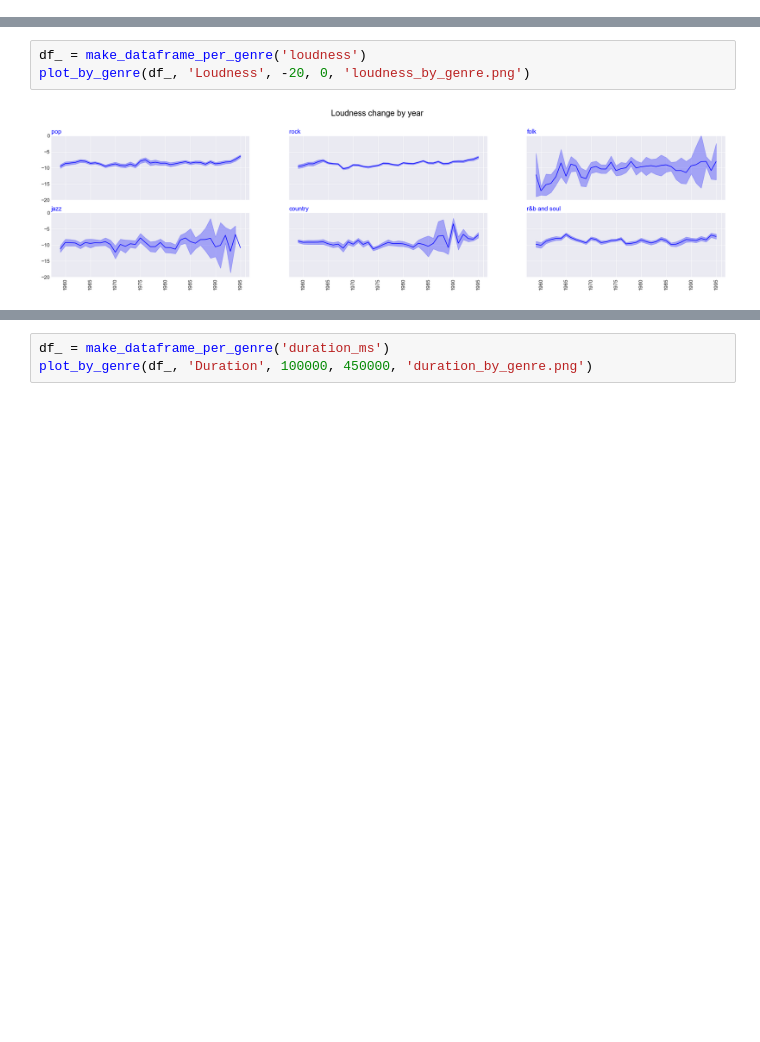
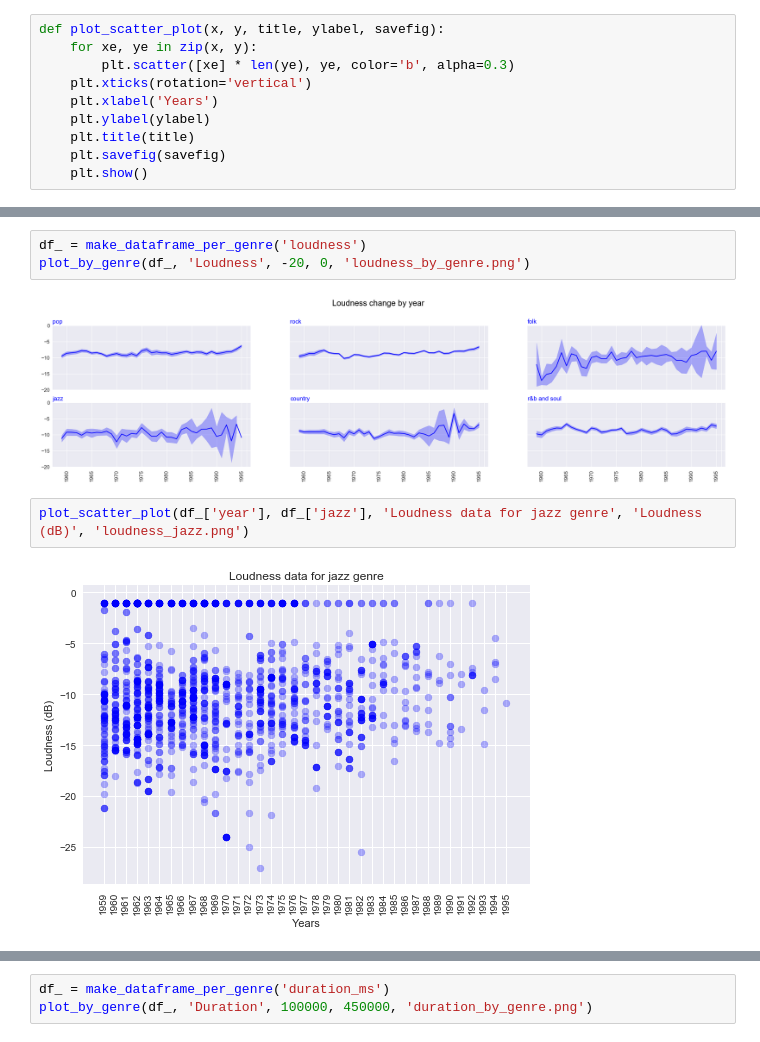
Before and after one commit to VBernasconi/digital_musicology, a Jupyter notebook: Exploratory_analysis_by_genre.ipynb, the cells around one changed output, grey strips where cells are left out. Drawn from its saved outputs; the diff is of its cells as text; blank space fills up the shorter version.

```diff
--- a/Exploratory_analysis_by_genre.ipynb
+++ b/Exploratory_analysis_by_genre.ipynb
@@ -164,6 +164,16 @@ def plot_by_genre(df, title, min_, max_, savefig):
     # general title
     plt.suptitle(title + " change by year", fontsize=20, fontweight=0, color='black', y=0.97)
     plt.savefig(savefig)
+# %%
+def plot_scatter_plot(x, y, title, ylabel, savefig):
+    for xe, ye in zip(x, y):
+        plt.scatter([xe] * len(ye), ye, color='b', alpha=0.3)
+    plt.xticks(rotation='vertical')
+    plt.xlabel('Years')
+    plt.ylabel(ylabel)
+    plt.title(title)
+    plt.savefig(savefig)
+    plt.show()
 # %% [markdown]
 # Continuous features by genre
 # %%
@@ -171,3 +181,7 @@ df_ = make_dataframe_per_genre('loudness')
 plot_by_genre(df_, 'Loudness', -20, 0, 'loudness_by_genre.png')
 # %% [output]
 [figure]
+# %%
+plot_scatter_plot(df_['year'], df_['jazz'], 'Loudness data for jazz genre', 'Loudness (dB)', 'loudness_jazz.png')
+# %% [output]
+[figure, added]
```
Also changed, not shown: parts of 14 cells of this notebook.
